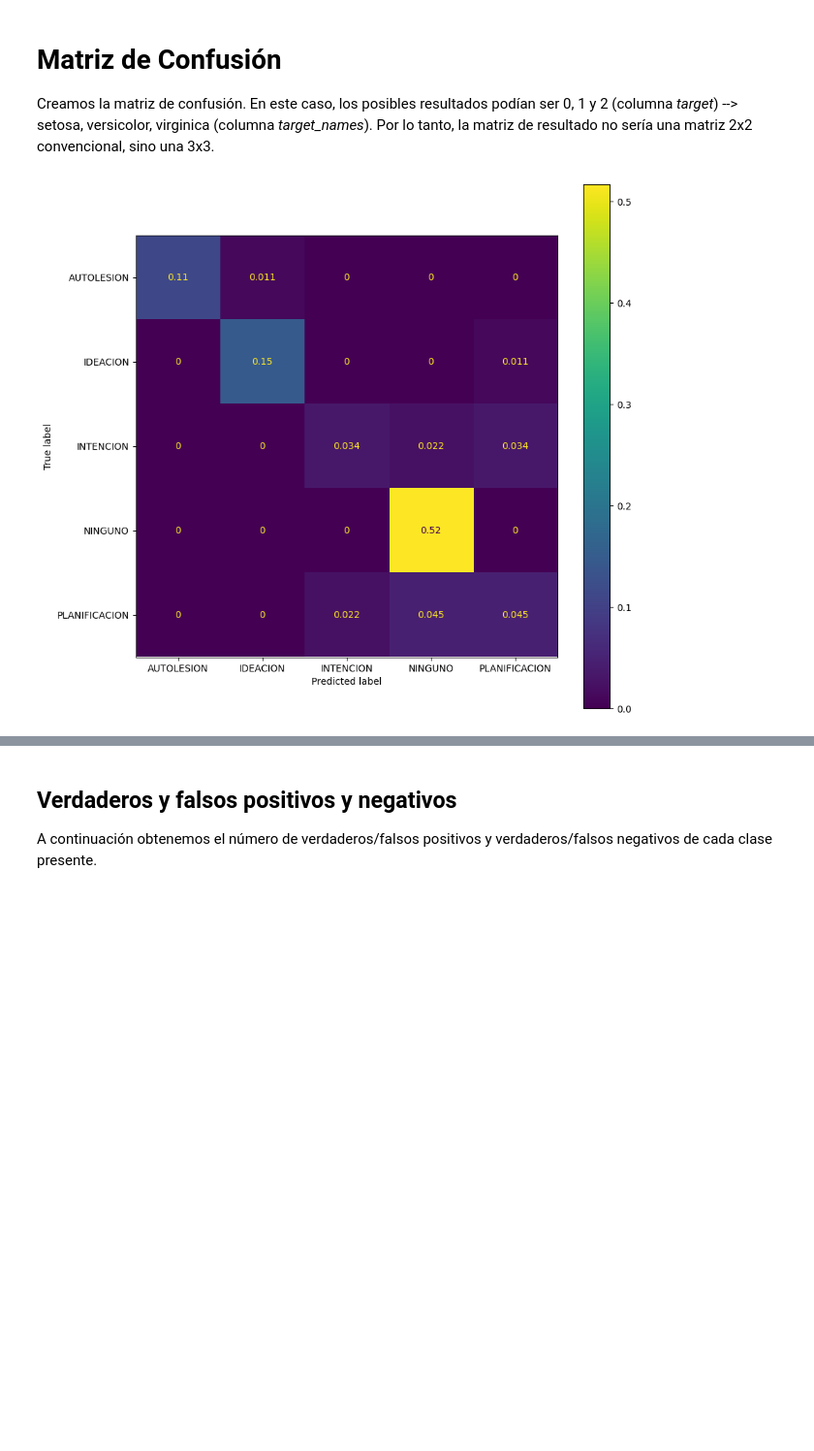
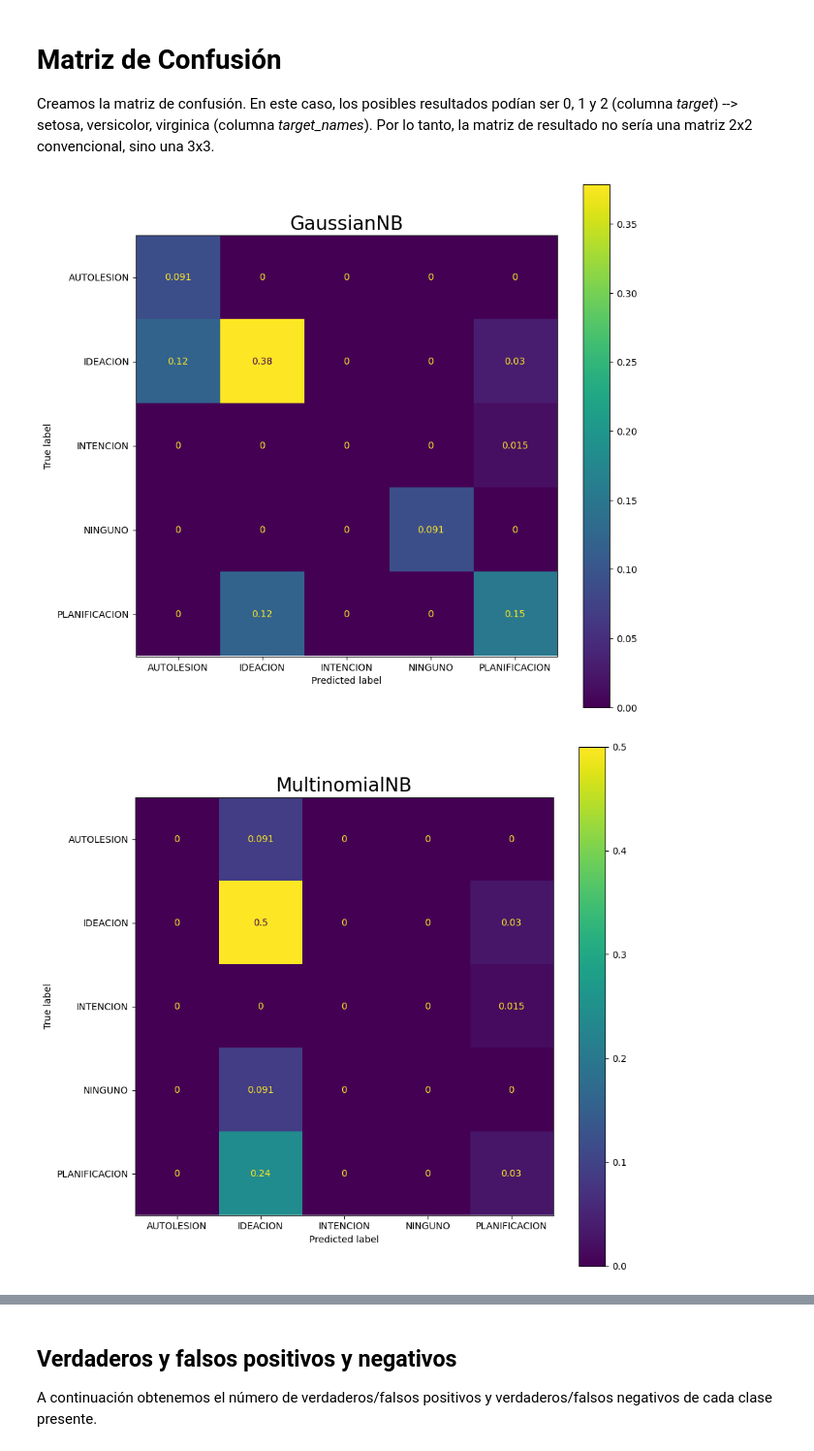
Before and after one commit to NILGroup/TFM-2324-SIVARIA, a Jupyter notebook: scripts/jupyterNotebooks/forth_version_model_training_scikit_learn.ipynb, the cells around one changed output, grey strips where cells are left out. Shown: that part at 97% size. Saved outputs shown, nothing was run; the diff lists cells and outputs as text; code cells hidden in the pictures; blank space fills up the shorter version.

```diff
--- a/scripts/jupyterNotebooks/forth_version_model_training_scikit_learn.ipynb
+++ b/scripts/jupyterNotebooks/forth_version_model_training_scikit_learn.ipynb
@@ -217,6 +217,8 @@ def codeDataset(df):
 
     newDF = removeWhiteSpaces(newDF)
 
+    if 'id' in newDF.columns and is_numeric_dtype(newDF['id']):
+        newDF = newDF.drop(labels=['id'], axis=1, inplace=False)
     if 'edad' in newDF.columns and is_numeric_dtype(newDF['edad']):
         newDF['edad'] = newDF['edad'].apply(codeAgeColumn)
     if 'altura' in newDF.columns and is_numeric_dtype(newDF['altura']):
@@ -231,5 +233,6 @@ def codeDataset(df):
     return newDF
 # %%
 df = codeDataset(df)
+cat_df = df.map(str)
 df
 # %% [output]
@@ -262,6 +265,9 @@ from sklearn.model_selection import train_test_split
 numberColumns = len(df.columns)
 
 X, y = df.values[:,0:(numberColumns - 1)], df.values[:,(numberColumns - 1)]
+X_cat, y_cat = cat_df.values[:,0:(numberColumns - 1)], cat_df.values[:,(numberColumns - 1)]
+
 X_train, X_test, y_train, y_test =train_test_split(X, y, test_size=test_size, random_state=42, stratify=y)
+X_train_cat, X_test_cat, y_train_cat, y_test_cat =train_test_split(X_cat, y_cat, test_size=test_size, random_state=42, stratify=y)
 # %% [markdown]
 # Carga y entrenamiento del modelo seleccionado
@@ -300,10 +347,15 @@ Hacemos una predicción de los datos de testeo X_test
 # %%
 # Hacemos una prediccion de los datos de testing
 y_pred = grid_search.predict(X_test)
+y_pred_mul = grid_search_mul.predict(X_test)
+y_pred_cat = grid_search_cat.predict(X_test_cat)
 
 compareDF = pd.DataFrame()
 
 compareDF['Real Result'] = y_test
 compareDF['Predicted Result'] = y_pred
+compareDF['Predicted Result Multinomial'] = y_pred_mul
+compareDF['Predicted Result Categorical'] = y_pred_cat
+
 compareDF.head()
 # %% [output]
@@ -319,16 +371,36 @@ Creamos la matriz de confusión. En este caso, los posibles resultados podían s
 # %%
 from sklearn.metrics import confusion_matrix, ConfusionMatrixDisplay
 import matplotlib.pyplot as plt
 import sys
 
 classNames = np.unique(df['desenlace'].to_numpy())
 
 cm = confusion_matrix(y_test, y_pred, labels=classNames, normalize='all')
 disp = ConfusionMatrixDisplay(confusion_matrix=cm,
                               display_labels=classNames)
 
 fig, ax = plt.subplots(figsize=(10,10))
 disp.plot(ax=ax)
+disp.ax_.set_title('GaussianNB', fontdict={'size':'20'})
 plt.show()
+
+cm_mul = confusion_matrix(y_test, y_pred_mul, labels=classNames, normalize='all')
+disp_mul = ConfusionMatrixDisplay(confusion_matrix=cm_mul,
+                              display_labels=classNames)
+
+fig, ax = plt.subplots(figsize=(10,10))
+disp_mul.plot(ax=ax)
+disp_mul.ax_.set_title('MultinomialNB', fontdict={'size':'20'})
+plt.show()
+
+cm_cat = confusion_matrix(y_test_cat, y_pred_cat, labels=classNames, normalize='all')
+disp_cat = ConfusionMatrixDisplay(confusion_matrix=cm_cat,
+                            display_labels=classNames)
+
+fig, ax = plt.subplots(figsize=(10,10))
+disp_cat.plot(ax=ax)
+disp_cat.ax_.set_title('CategoricalNB', fontdict={'size':'20'})
+plt.show()
 # %% [output]
-[figure, old version]
+[figure, new version]
+[figure, added]
```
Also changed, not shown: parts of 11 cells of this notebook, 2 other files.
